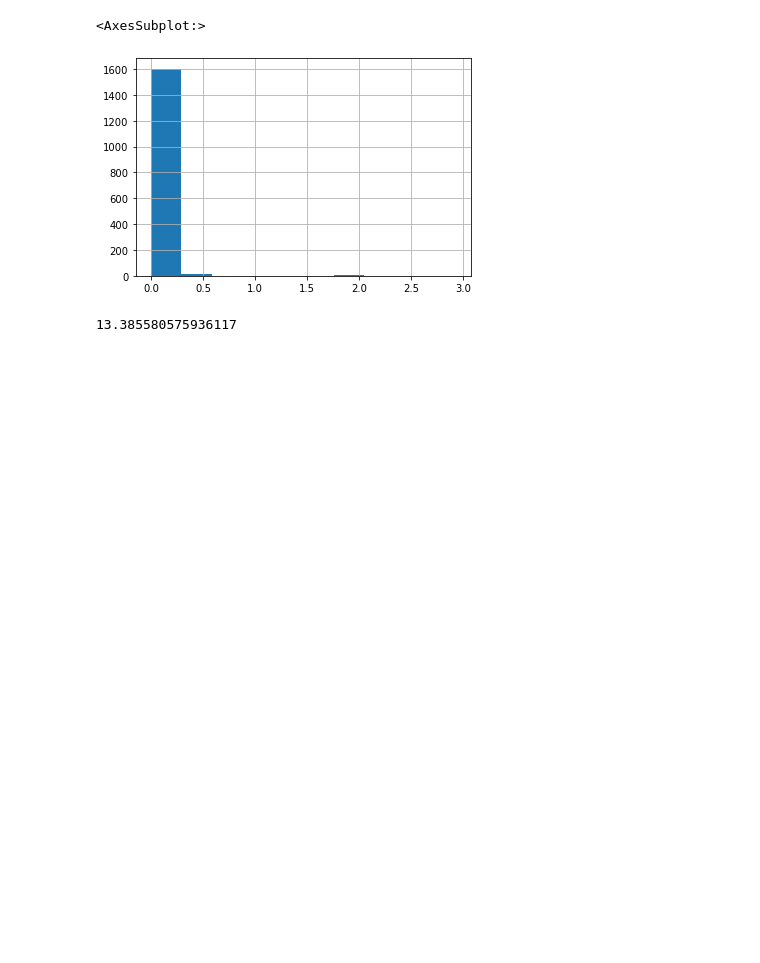
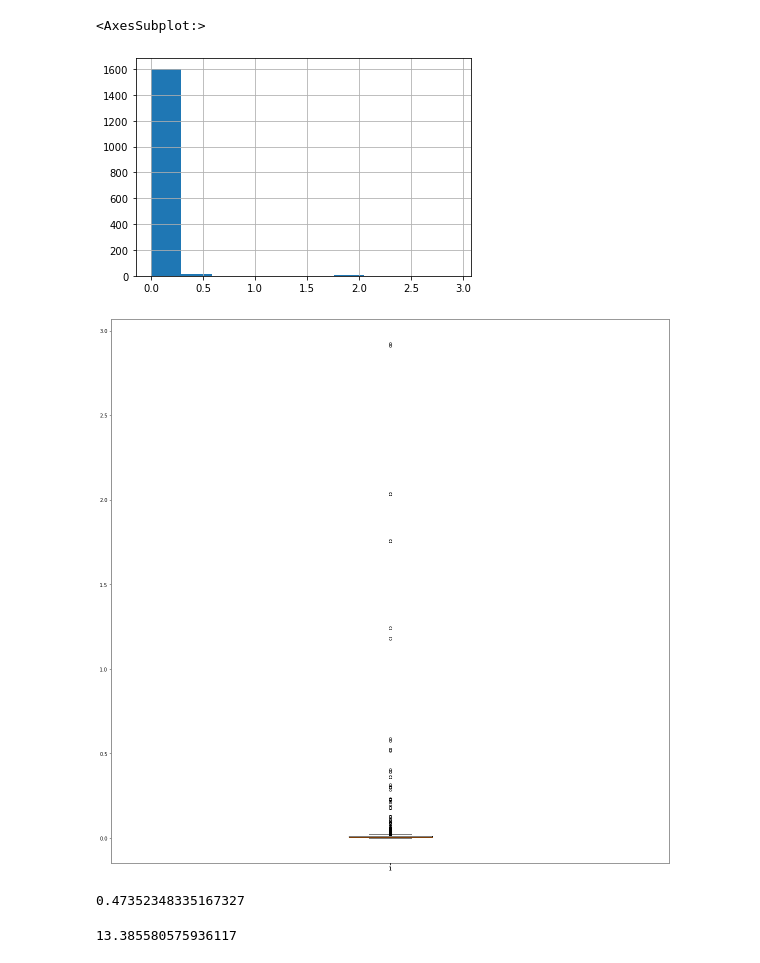
Before and after one commit to praveen21b/Distance_from_KML_map_data, a Jupyter notebook: kml parsing.ipynb, the cells around one changed output. Saved outputs shown, nothing was run; the diff lists cells and outputs as text; code cells hidden in the pictures; blank space fills up the shorter version.

```diff
--- a/kml parsing.ipynb
+++ b/kml parsing.ipynb
@@ -248,4 +248,19 @@ df_no_dupl['dist'] = \
 # %% [output]
 <AxesSubplot:>
 [figure]
+# %%
+plt.figure(figsize=(20,20))
+plt.boxplot((df_no_dupl['dist'].fillna(0)))
+plt.savefig('boxplot.png', bbox_inches='tight')
+# %% [output]
+[figure, added]
+# %%
+average = df_no_dupl['dist'].fillna(0).mean()
+std_dev = df_no_dupl['dist'].fillna(0).std()
+
+upper_limit = average + (3 * std_dev)
+lower_limit = average - (3 * std_dev)
+upper_limit
+# %% [output]
+0.47352348335167327
 # %%
```
Also changed, not shown: parts of 5 cells of this notebook, 6 other files.
